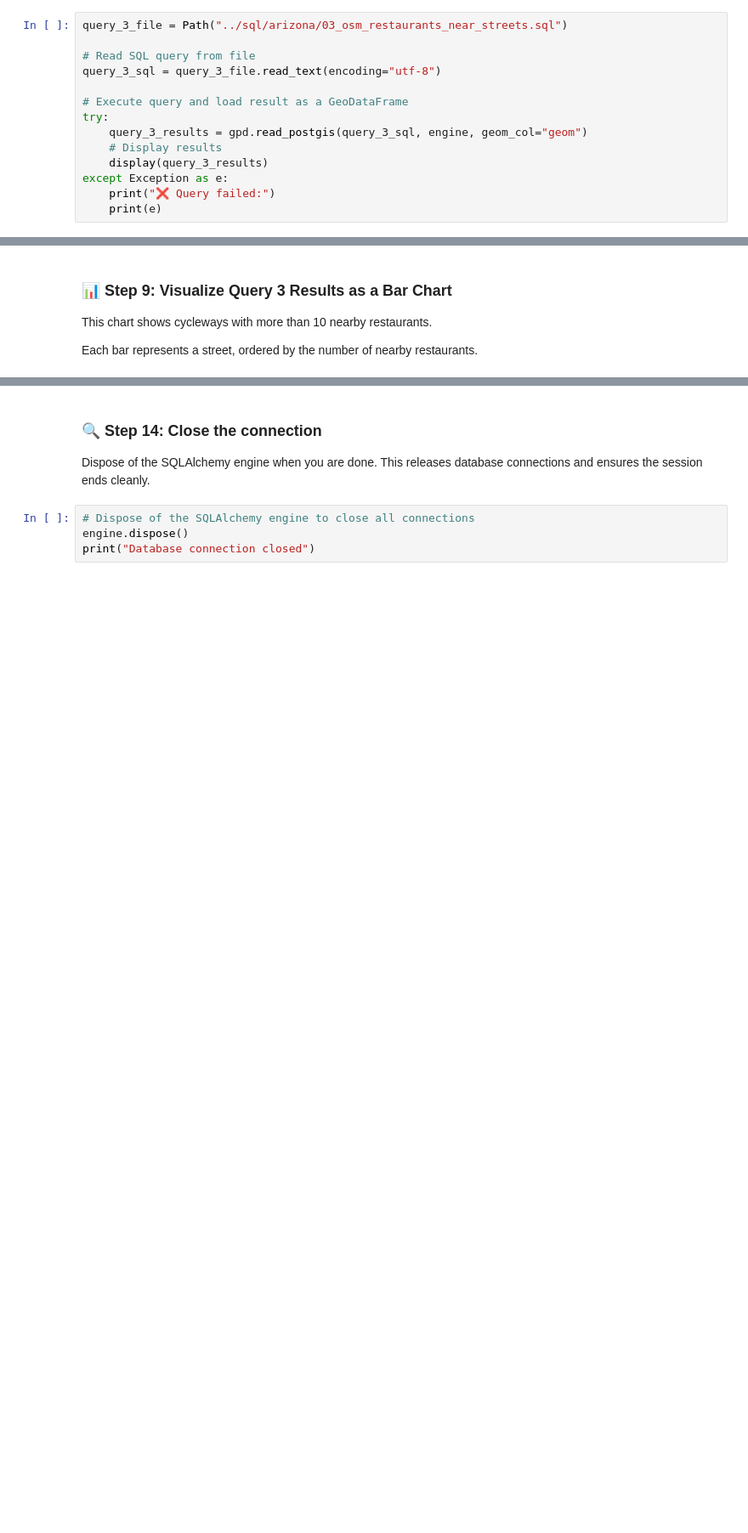
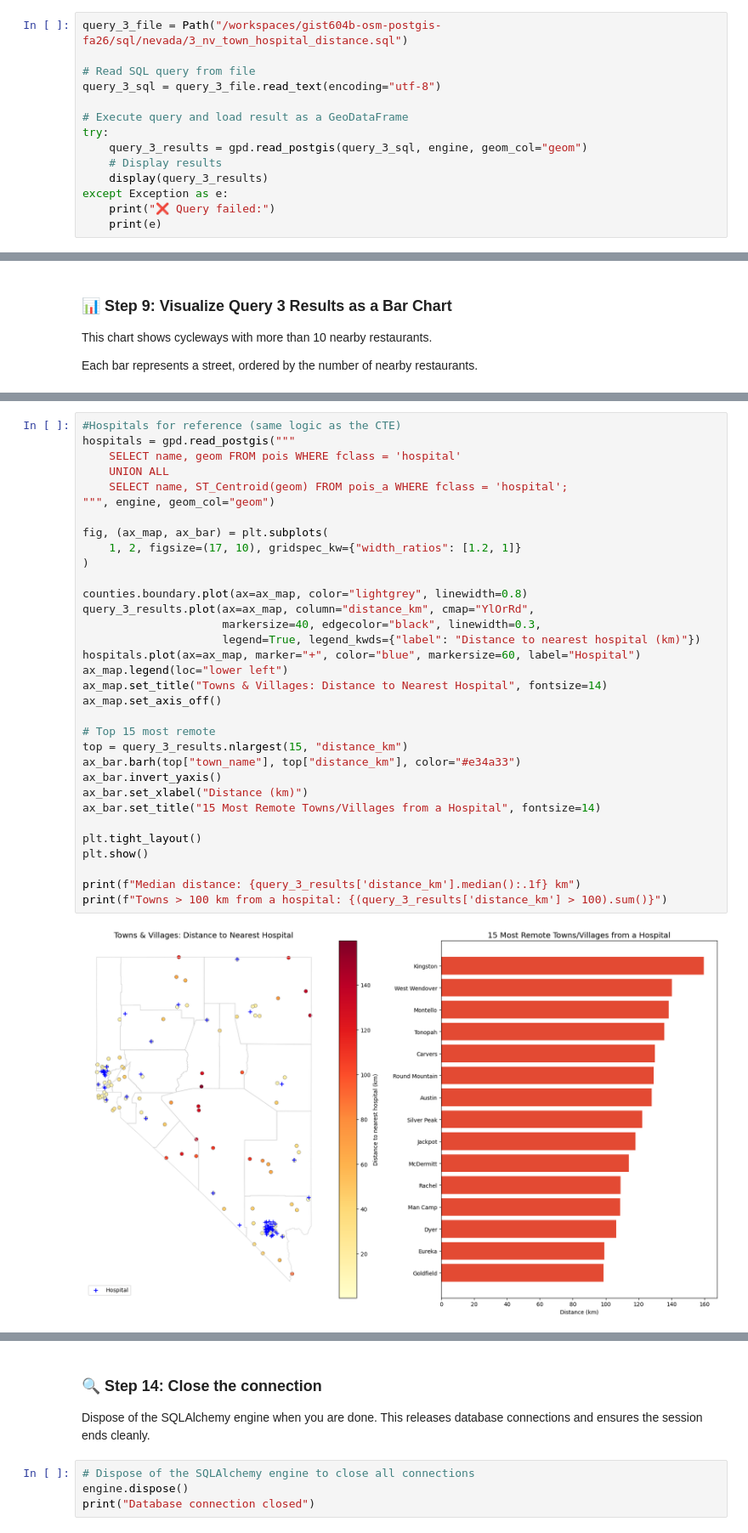
Before and after one commit to irenebdickinson/gist604b-osm-postgis-fa26, a Jupyter notebook: notebooks/osm_postgis_diy_nevada.ipynb, the cells around one changed output, grey strips where cells are left out. Shown at 85% size. Cells and saved outputs as stored; diff of their text form; blank space fills up the shorter version.

Commit message:
Query 3 visualization

```diff
--- a/notebooks/osm_postgis_diy_nevada.ipynb
+++ b/notebooks/osm_postgis_diy_nevada.ipynb
@@ -239,5 +239,5 @@ This query identifies streets (cycleways) with the highest number of restaurants
 # %%
-query_3_file = Path("../sql/arizona/03_osm_restaurants_near_streets.sql")
+query_3_file = Path("/workspaces/gist604b-osm-postgis-fa26/sql/nevada/3_nv_town_hospital_distance.sql")
 
 # Read SQL query from file
 query_3_sql = query_3_file.read_text(encoding="utf-8")
@@ -422,0 +273,35 @@ plt.show()
+# %%
+#Hospitals for reference (same logic as the CTE)
+hospitals = gpd.read_postgis("""
+    SELECT name, geom FROM pois WHERE fclass = 'hospital'
+    UNION ALL
+    SELECT name, ST_Centroid(geom) FROM pois_a WHERE fclass = 'hospital';
+""", engine, geom_col="geom")
+
+fig, (ax_map, ax_bar) = plt.subplots(
+    1, 2, figsize=(17, 10), gridspec_kw={"width_ratios": [1.2, 1]}
+)
+
+counties.boundary.plot(ax=ax_map, color="lightgrey", linewidth=0.8)
+query_3_results.plot(ax=ax_map, column="distance_km", cmap="YlOrRd",
+                     markersize=40, edgecolor="black", linewidth=0.3,
+                     legend=True, legend_kwds={"label": "Distance to nearest hospital (km)"})
+hospitals.plot(ax=ax_map, marker="+", color="blue", markersize=60, label="Hospital")
+ax_map.legend(loc="lower left")
+ax_map.set_title("Towns & Villages: Distance to Nearest Hospital", fontsize=14)
+ax_map.set_axis_off()
+
+# Top 15 most remote
+top = query_3_results.nlargest(15, "distance_km")
+ax_bar.barh(top["town_name"], top["distance_km"], color="#e34a33")
+ax_bar.invert_yaxis()
+ax_bar.set_xlabel("Distance (km)")
+ax_bar.set_title("15 Most Remote Towns/Villages from a Hospital", fontsize=14)
+
+plt.tight_layout()
+plt.show()
+
+print(f"Median distance: {query_3_results['distance_km'].median():.1f} km")
+print(f"Towns > 100 km from a hospital: {(query_3_results['distance_km'] > 100).sum()}")
+# %% [output]
+[figure, added]
```
Also changed, not shown: parts of 13 cells of this notebook.
